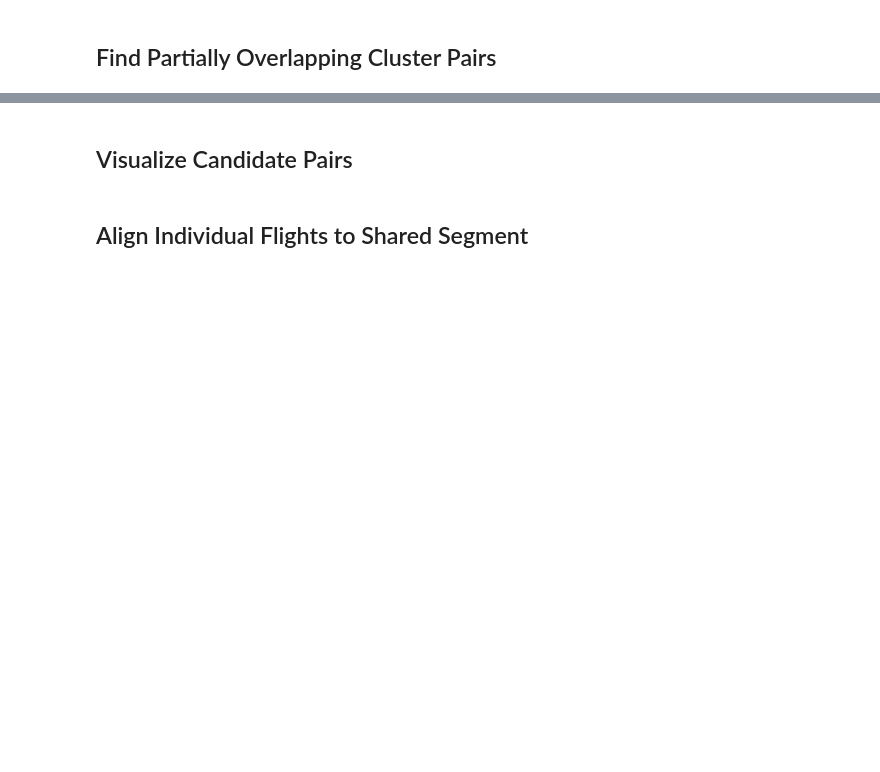
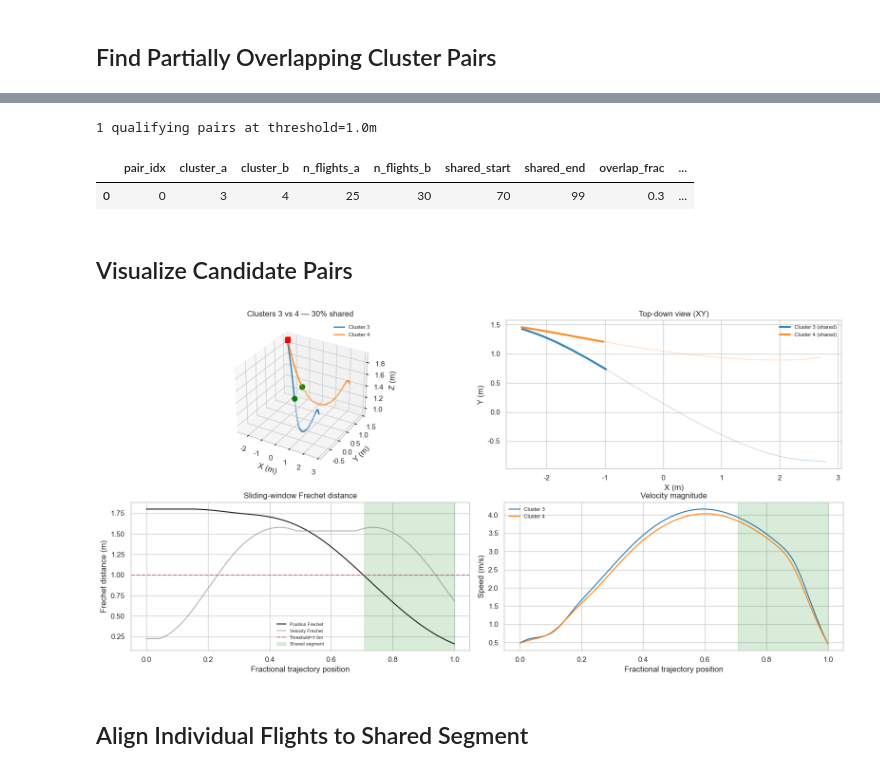
Before and after one commit to yongrong-qiu/digitalbat, a Jupyter notebook: notebooks/investigate_similar_trajectories.ipynb, the cells around one changed output, grey strips where cells are left out. Drawn from its saved outputs; the diff is of its cells as text; code cells hidden in the pictures; blank space fills up the shorter version.

```diff
--- a/notebooks/investigate_similar_trajectories.ipynb
+++ b/notebooks/investigate_similar_trajectories.ipynb
@@ -208,7 +210,7 @@ print("Helper functions defined.")
 ## Load Data & Cluster Flights (single session)
 # %%
 # Pick one session to start
-session_name = SESSION_NAMES[0]  # Dataset_3_14543_240419
+session_name = SESSION_NAMES[1]  # Dataset_3_14543_240419
 print(f"Loading {session_name}...")
 data = load_session_data(session_name)
 
@@ -330,6 +358,6 @@ for th in [0.3, 0.5, 0.7, 1.0]:
 # %%
 # --- Select threshold and find qualifying pairs ---
-DIST_THRESHOLD = 0.5  # <-- adjust based on sweep above
+DIST_THRESHOLD = 1.0  # <-- adjust based on sweep above
 
 qualifying = []
 for idx, row in df_pairs.iterrows():
@@ -354,13 +382,17 @@ for idx, row in df_pairs.iterrows():
 df_qualifying = pd.DataFrame(qualifying)
 print(f"{len(df_qualifying)} qualifying pairs at threshold={DIST_THRESHOLD}m")
 df_qualifying
+# %% [output]
+1 qualifying pairs at threshold=1.0m
+|  | pair_idx | cluster_a | cluster_b | n_flights_a | n_flights_b | shared_start | shared_end | overlap_frac | ... |
+| 0 | 0 | 3 | 4 | 25 | 30 | 70 | 99 | 0.3 | ... |
 # %% [markdown]
 ## Visualize Candidate Pairs
 # %%
 pal = sns.color_palette('tab10')
 
 for _, qrow in df_qualifying.iterrows():
-    pair_row = df_pairs.iloc[qrow['pair_idx']]
+    pair_row = df_pairs.iloc[int(qrow['pair_idx'])]
     ca, cb = int(qrow['cluster_a']), int(qrow['cluster_b'])
     s_start, s_end = int(qrow['shared_start']), int(qrow['shared_end'])
 
@@ -413,33 +445,35 @@ for _, qrow in df_qualifying.iterrows():
     ax2d.legend(fontsize=8)
     ax2d.set_aspect('equal')
 
     # --- Sliding-window Frechet distance ---
     ax_lf = fig.add_subplot(2, 2, 3)
     ax_lf.plot(frac, lf_pos, color='k', label='Position Frechet')
     ax_lf.plot(frac, lf_vel, color='gray', alpha=0.6, label='Velocity Frechet')
     ax_lf.axhline(DIST_THRESHOLD, color='r', linestyle='--', alpha=0.7, label=f'Threshold={DIST_THRESHOLD}m')
     ax_lf.axvspan(frac[s_start], frac[s_end], color='green', alpha=0.15, label='Shared segment')
     ax_lf.set_xlabel('Fractional trajectory position')
     ax_lf.set_ylabel('Frechet distance (m)')
     ax_lf.set_title('Sliding-window Frechet distance')
     ax_lf.legend(fontsize=7)
 
     # --- Velocity magnitude comparison ---
     ax_vel = fig.add_subplot(2, 2, 4)
     vel_mag_a = np.linalg.norm(
         df_clusters.loc[df_clusters['cluster_id'] == ca, 'mean_vel'].values[0], axis=1)
     vel_mag_b = np.linalg.norm(
         df_clusters.loc[df_clusters['cluster_id'] == cb, 'mean_vel'].values[0], axis=1)
     ax_vel.plot(frac, vel_mag_a, color=pal[0], label=f'Cluster {ca}')
     ax_vel.plot(frac, vel_mag_b, color=pal[1], label=f'Cluster {cb}')
     ax_vel.axvspan(frac[s_start], frac[s_end], color='green', alpha=0.15)
     ax_vel.set_xlabel('Fractional trajectory position')
     ax_vel.set_ylabel('Speed (m/s)')
     ax_vel.set_title('Velocity magnitude')
     ax_vel.legend(fontsize=8)
 
     plt.tight_layout()
     plt.show()
+# %% [output]
+[figure, added]
 # %% [markdown]
 ## Align Individual Flights to Shared Segment
 # %%
```
Also changed, not shown: parts of 12 cells of this notebook, 1 other file.
